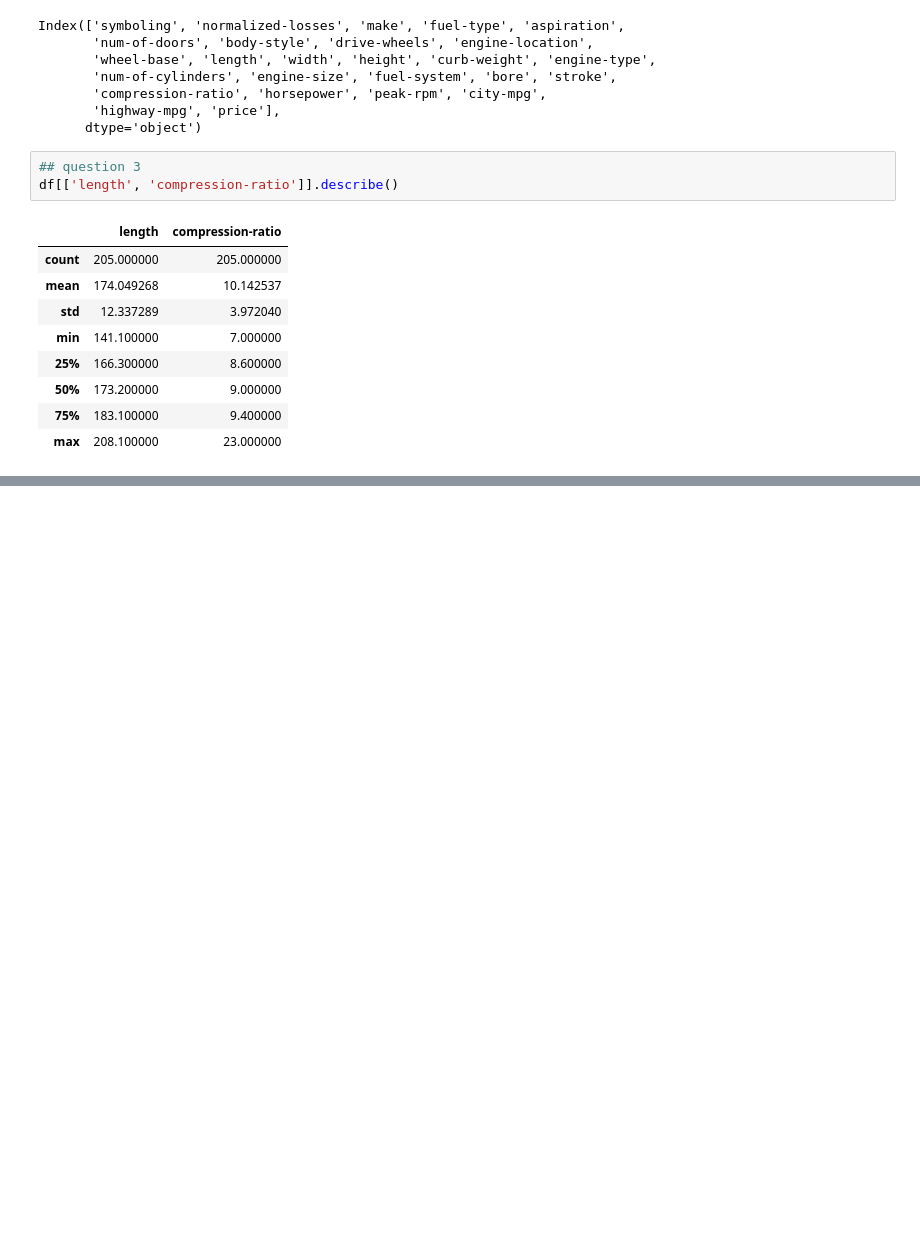
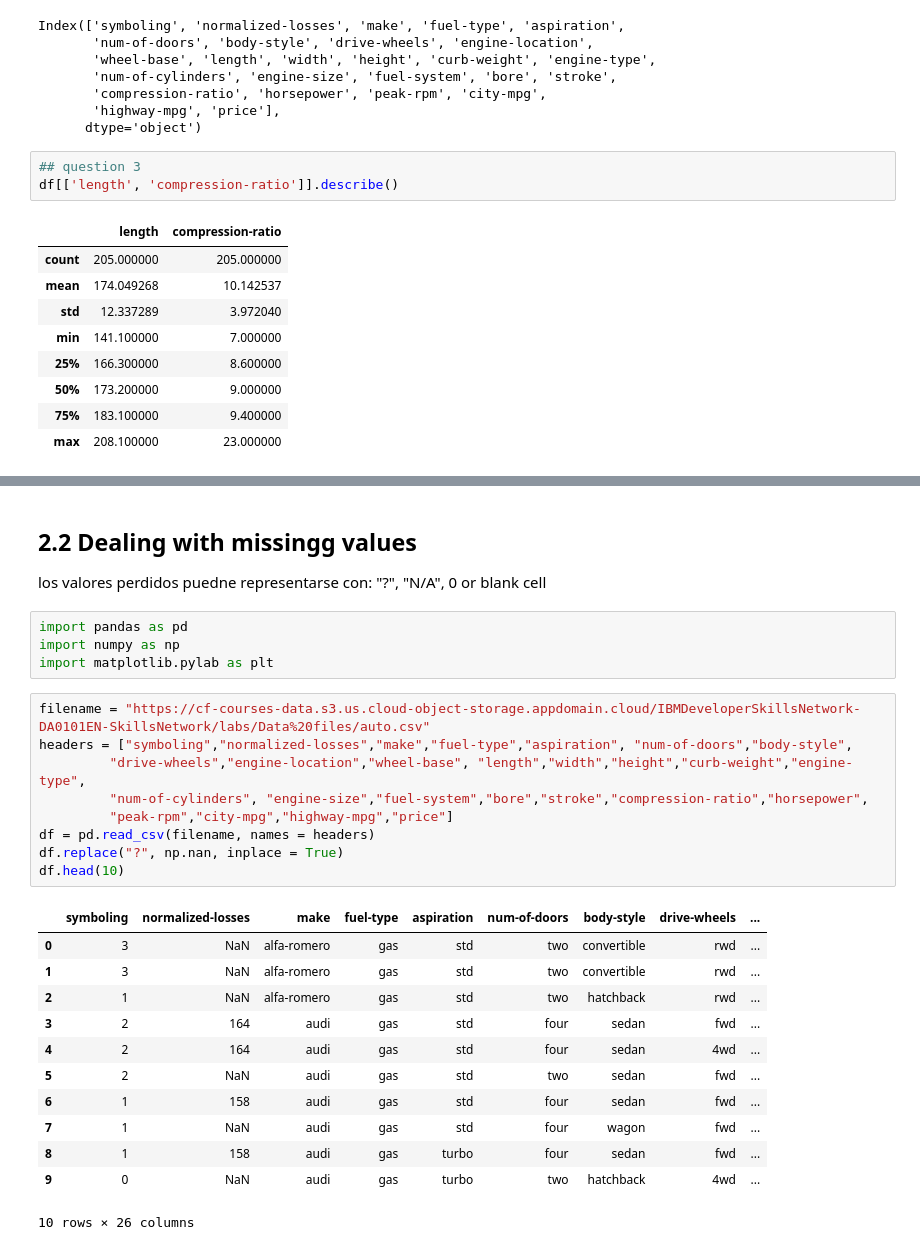
Before and after one commit to PosgradoMNA/actividades-de-aprendizaje-A01793108, a Jupyter notebook: IBM_DataAnalysisPython_A01793108.ipynb, the cells around one changed output, grey strips where cells are left out. Cells and saved outputs as stored; diff of their text form; blank space fills up the shorter version.

```diff
--- a/IBM_DataAnalysisPython_A01793108.ipynb
+++ b/IBM_DataAnalysisPython_A01793108.ipynb
@@ -212,0 +226,30 @@ df[['length', 'compression-ratio']].describe()
+# %% [markdown]
+## 2.2 Dealing with missingg values
+
+los valores perdidos puedne representarse con: "?", "N/A", 0 or blank cell
+# %%
+import pandas as pd
+import numpy as np
+import matplotlib.pylab as plt
+# %%
+filename = "https://cf-courses-data.s3.us.cloud-object-storage.appdomain.cloud/IBMDeveloperSkillsNetwork-DA0101EN-SkillsNetwork/labs/Data%20files/auto.csv"
+headers = ["symboling","normalized-losses","make","fuel-type","aspiration", "num-of-doors","body-style",
+         "drive-wheels","engine-location","wheel-base", "length","width","height","curb-weight","engine-type",
+         "num-of-cylinders", "engine-size","fuel-system","bore","stroke","compression-ratio","horsepower",
+         "peak-rpm","city-mpg","highway-mpg","price"]
+df = pd.read_csv(filename, names = headers)
+df.replace("?", np.nan, inplace = True)
+df.head(10)
+# %% [output]
+|  | symboling | normalized-losses | make | fuel-type | aspiration | num-of-doors | body-style | drive-wheels | ... |
+| 0 | 3 | NaN | alfa-romero | gas | std | two | convertible | rwd | ... |
+| 1 | 3 | NaN | alfa-romero | gas | std | two | convertible | rwd | ... |
+| 2 | 1 | NaN | alfa-romero | gas | std | two | hatchback | rwd | ... |
+| 3 | 2 | 164 | audi | gas | std | four | sedan | fwd | ... |
+| 4 | 2 | 164 | audi | gas | std | four | sedan | 4wd | ... |
+| 5 | 2 | NaN | audi | gas | std | two | sedan | fwd | ... |
+| 6 | 1 | 158 | audi | gas | std | four | sedan | fwd | ... |
+| 7 | 1 | NaN | audi | gas | std | four | wagon | fwd | ... |
+| 8 | 1 | 158 | audi | gas | turbo | four | sedan | fwd | ... |
+| 9 | 0 | NaN | audi | gas | turbo | two | hatchback | 4wd | ... |
+10 rows × 26 columns
```
Also changed, not shown: parts of 38 cells of this notebook.
